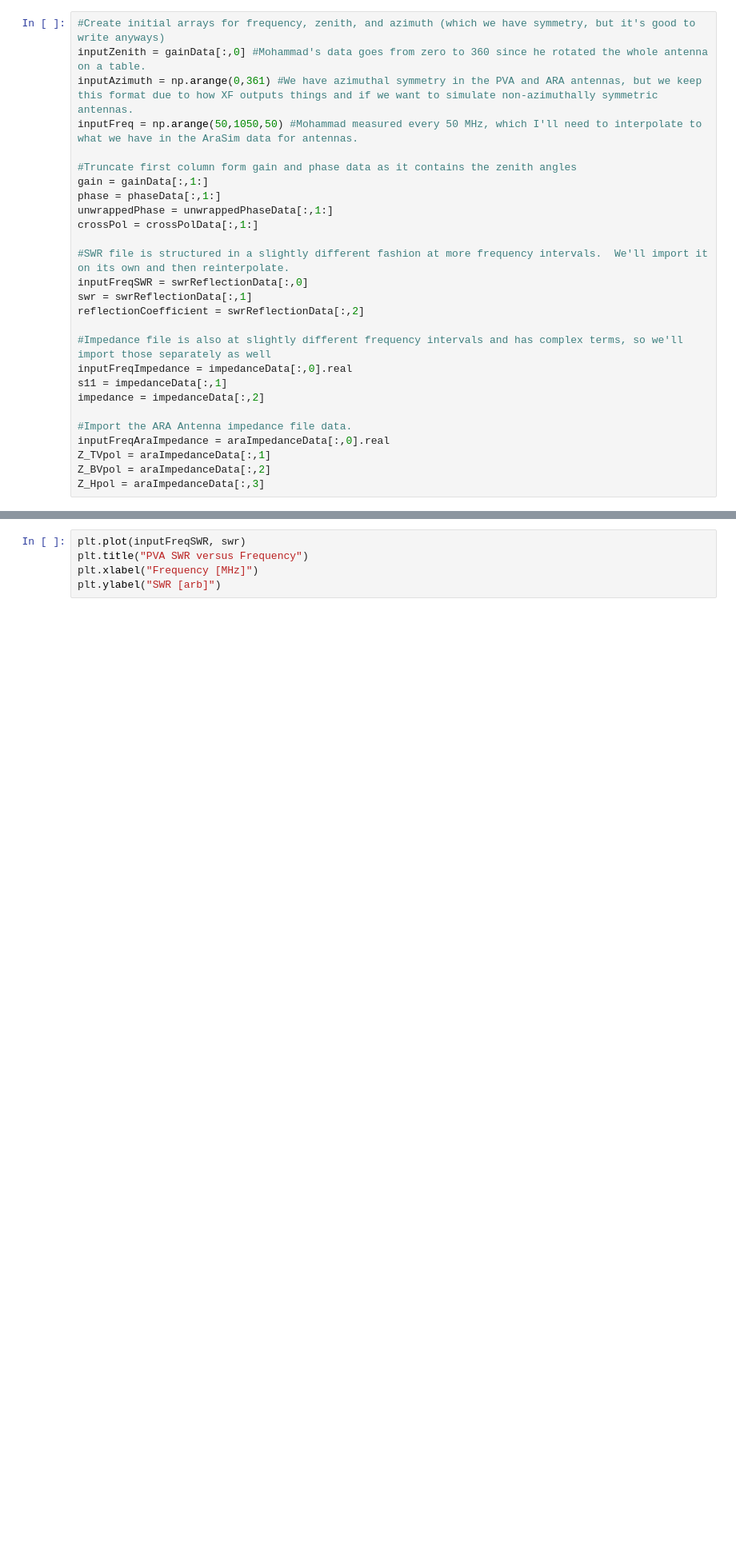
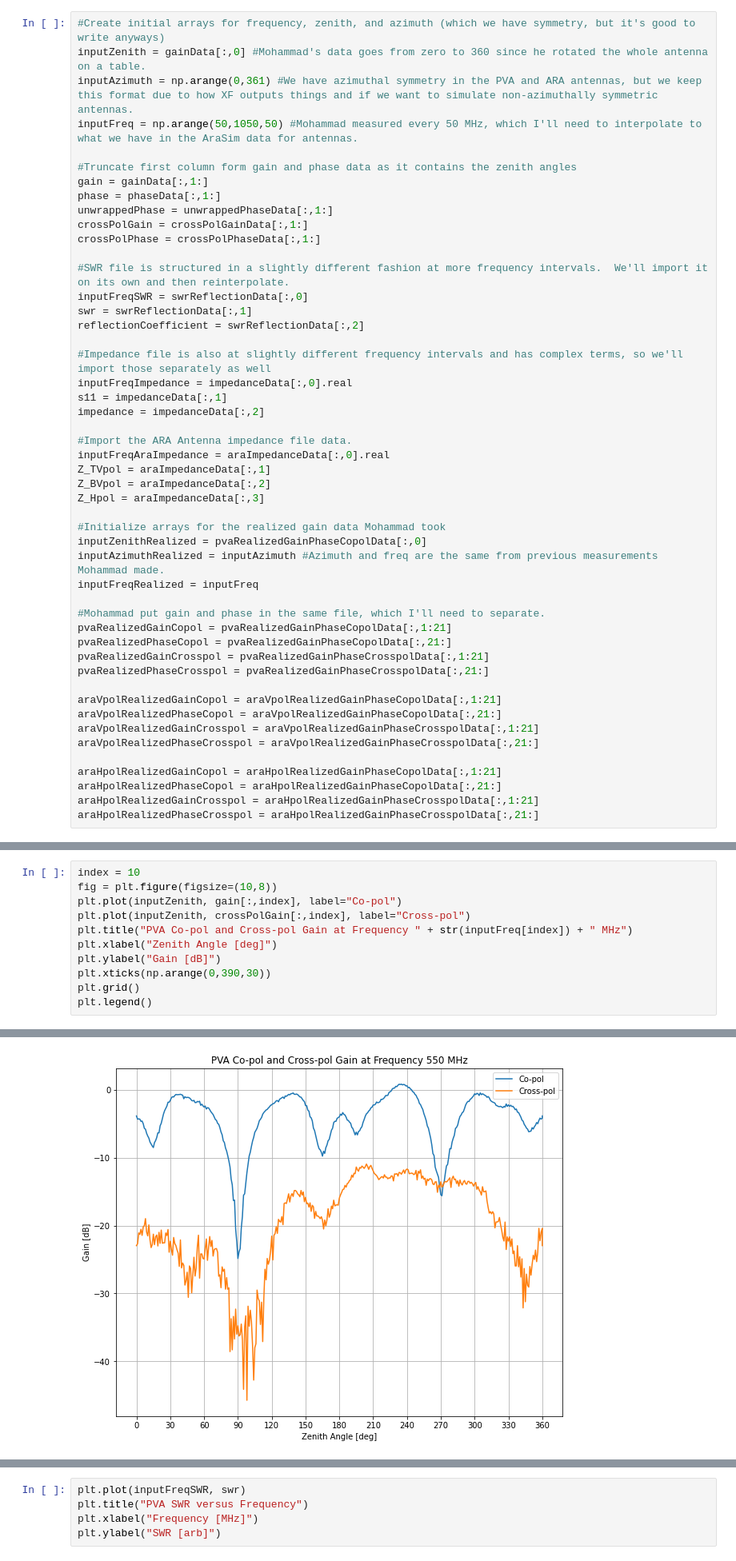
Before and after one commit to FlahertyJustinC/thesisWork, a Jupyter notebook: pvaGainAndPhase/pvaDataTransform.ipynb, the cells around one changed output, grey strips where cells are left out. Shown at 80% size. Saved outputs shown, nothing was run; the diff lists cells and outputs as text; blank space fills up the shorter version.

Commit message:
Updating interpolation script for new realized gains obtained by Mohammad.

```diff
--- a/pvaGainAndPhase/pvaDataTransform.ipynb
+++ b/pvaGainAndPhase/pvaDataTransform.ipynb
@@ -30,7 +47,8 @@ inputFreq = np.arange(50,1050,50) #Mohammad measured every 50 MHz, which I'll ne
 gain = gainData[:,1:]
 phase = phaseData[:,1:]
 unwrappedPhase = unwrappedPhaseData[:,1:]
-crossPol = crossPolData[:,1:]
+crossPolGain = crossPolGainData[:,1:]
+crossPolPhase = crossPolPhaseData[:,1:]
 
 #SWR file is structured in a slightly different fashion at more frequency intervals.  We'll import it on its own and then reinterpolate.
 inputFreqSWR = swrReflectionData[:,0]
@@ -47,6 +65,27 @@ inputFreqAraImpedance = araImpedanceData[:,0].real
 Z_TVpol = araImpedanceData[:,1]
 Z_BVpol = araImpedanceData[:,2]
 Z_Hpol = araImpedanceData[:,3]
+
+#Initialize arrays for the realized gain data Mohammad took
+inputZenithRealized = pvaRealizedGainPhaseCopolData[:,0]
+inputAzimuthRealized = inputAzimuth #Azimuth and freq are the same from previous measurements Mohammad made.
+inputFreqRealized = inputFreq
+
+#Mohammad put gain and phase in the same file, which I'll need to separate.
+pvaRealizedGainCopol = pvaRealizedGainPhaseCopolData[:,1:21]
+pvaRealizedPhaseCopol = pvaRealizedGainPhaseCopolData[:,21:]
+pvaRealizedGainCrosspol = pvaRealizedGainPhaseCrosspolData[:,1:21]
+pvaRealizedPhaseCrosspol = pvaRealizedGainPhaseCrosspolData[:,21:]
+
+araVpolRealizedGainCopol = araVpolRealizedGainPhaseCopolData[:,1:21]
+araVpolRealizedPhaseCopol = araVpolRealizedGainPhaseCopolData[:,21:]
+araVpolRealizedGainCrosspol = araVpolRealizedGainPhaseCrosspolData[:,1:21]
+araVpolRealizedPhaseCrosspol = araVpolRealizedGainPhaseCrosspolData[:,21:]
+
+araHpolRealizedGainCopol = araHpolRealizedGainPhaseCopolData[:,1:21]
+araHpolRealizedPhaseCopol = araHpolRealizedGainPhaseCopolData[:,21:]
+araHpolRealizedGainCrosspol = araHpolRealizedGainPhaseCrosspolData[:,1:21]
+araHpolRealizedPhaseCrosspol = araHpolRealizedGainPhaseCrosspolData[:,21:]
 # %%
 index = 6
 plt.plot(inputZenith, gain[:,index])
@@ -56,3 +95,15 @@ plt.ylabel("Gain [dB]")
 # %% [output]
 Text(0, 0.5, 'Gain [dB]')
 [figure]
+# %%
+index = 10
+fig = plt.figure(figsize=(10,8))
+plt.plot(inputZenith, gain[:,index], label="Co-pol")
+plt.plot(inputZenith, crossPolGain[:,index], label="Cross-pol")
+plt.title("PVA Co-pol and Cross-pol Gain at Frequency " + str(inputFreq[index]) + " MHz")
+plt.xlabel("Zenith Angle [deg]")
+plt.ylabel("Gain [dB]")
+plt.xticks(np.arange(0,390,30))
+plt.grid()
+plt.legend()
+# %% [output]
@@ -58,0 +111 @@ Text(0, 0.5, 'Gain [dB]')
+[figure, added]
```
Also changed, not shown: parts of 11 cells of this notebook, 8 other files.
